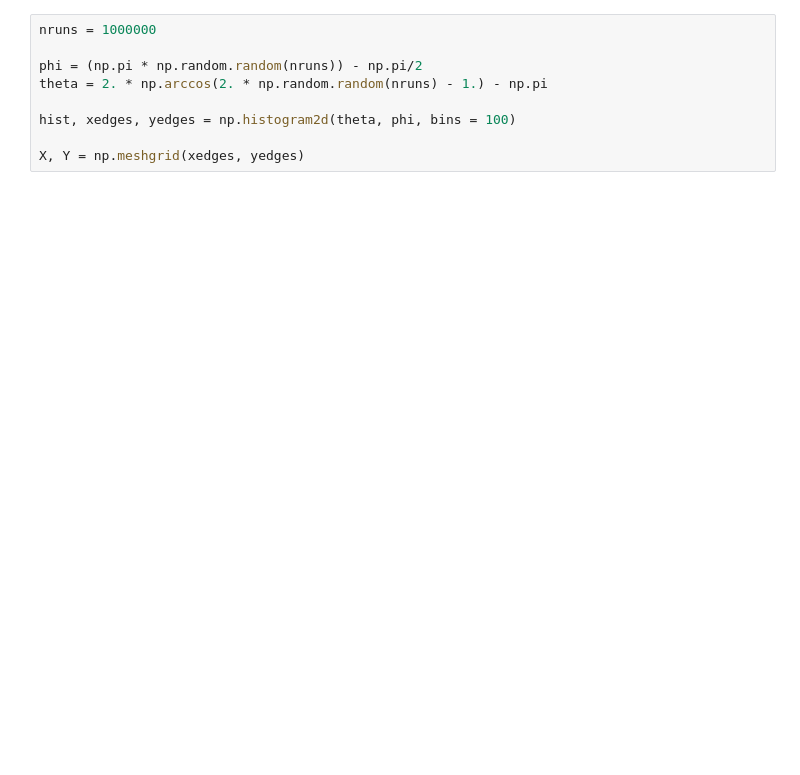
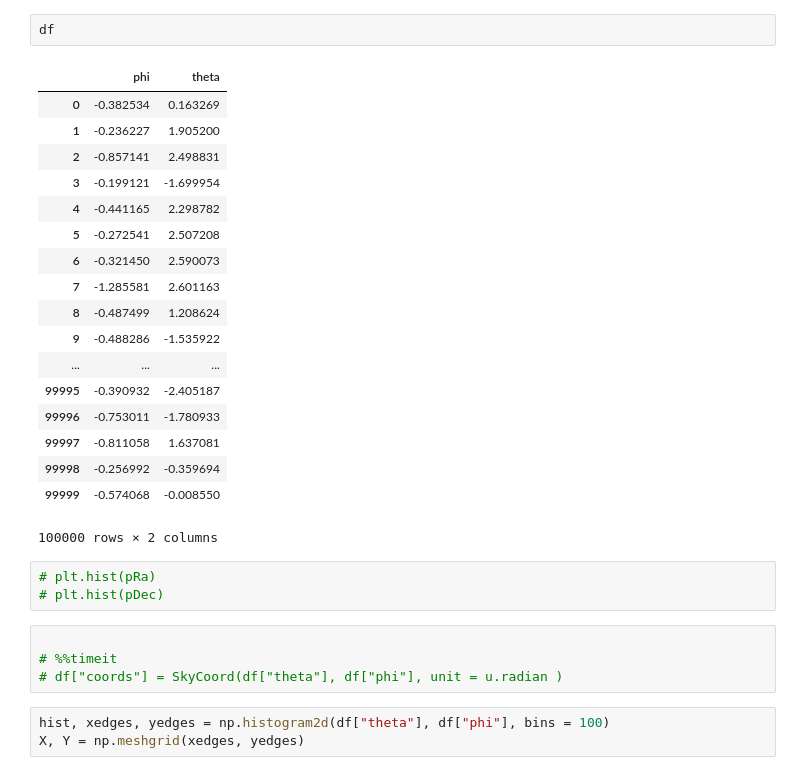
Before and after one commit to RobFirth/LSST_tools, a Jupyter notebook: utils/notebooks/generate_coordinates.ipynb, the cells around one changed output. Saved outputs shown, nothing was run; the diff lists cells and outputs as text; blank space fills up the shorter version.

Commit message:
Now picking and choosing coordinates correctky

```diff
--- a/utils/notebooks/generate_coordinates.ipynb
+++ b/utils/notebooks/generate_coordinates.ipynb
@@ -16,11 +53,33 @@ import numpy as np
+# %%
+df
+# %% [output]
+|  | phi | theta |
+| 0 | -0.382534 | 0.163269 |
+| 1 | -0.236227 | 1.905200 |
+| 2 | -0.857141 | 2.498831 |
+| 3 | -0.199121 | -1.699954 |
+| 4 | -0.441165 | 2.298782 |
+| 5 | -0.272541 | 2.507208 |
+| 6 | -0.321450 | 2.590073 |
+| 7 | -1.285581 | 2.601163 |
+| 8 | -0.487499 | 1.208624 |
+| 9 | -0.488286 | -1.535922 |
+| ... | ... | ... |
+| 99995 | -0.390932 | -2.405187 |
+| 99996 | -0.753011 | -1.780933 |
+| 99997 | -0.811058 | 1.637081 |
+| 99998 | -0.256992 | -0.359694 |
+| 99999 | -0.574068 | -0.008550 |
+100000 rows × 2 columns
+# %%
+# plt.hist(pRa)
+# plt.hist(pDec)
+# %%
+
+# %%timeit
+# df["coords"] = SkyCoord(df["theta"], df["phi"], unit = u.radian )
 # %%
-nruns = 1000000
-
-phi = (np.pi * np.random.random(nruns)) - np.pi/2
-theta = 2. * np.arccos(2. * np.random.random(nruns) - 1.) - np.pi
-
-hist, xedges, yedges = np.histogram2d(theta, phi, bins = 100)
-
+hist, xedges, yedges = np.histogram2d(df["theta"], df["phi"], bins = 100)
 X, Y = np.meshgrid(xedges, yedges)
 # %%
 fig = plt.figure(figsize=[8, 4])
```
Also changed, not shown: parts of 6 cells of this notebook, 1 other file.
